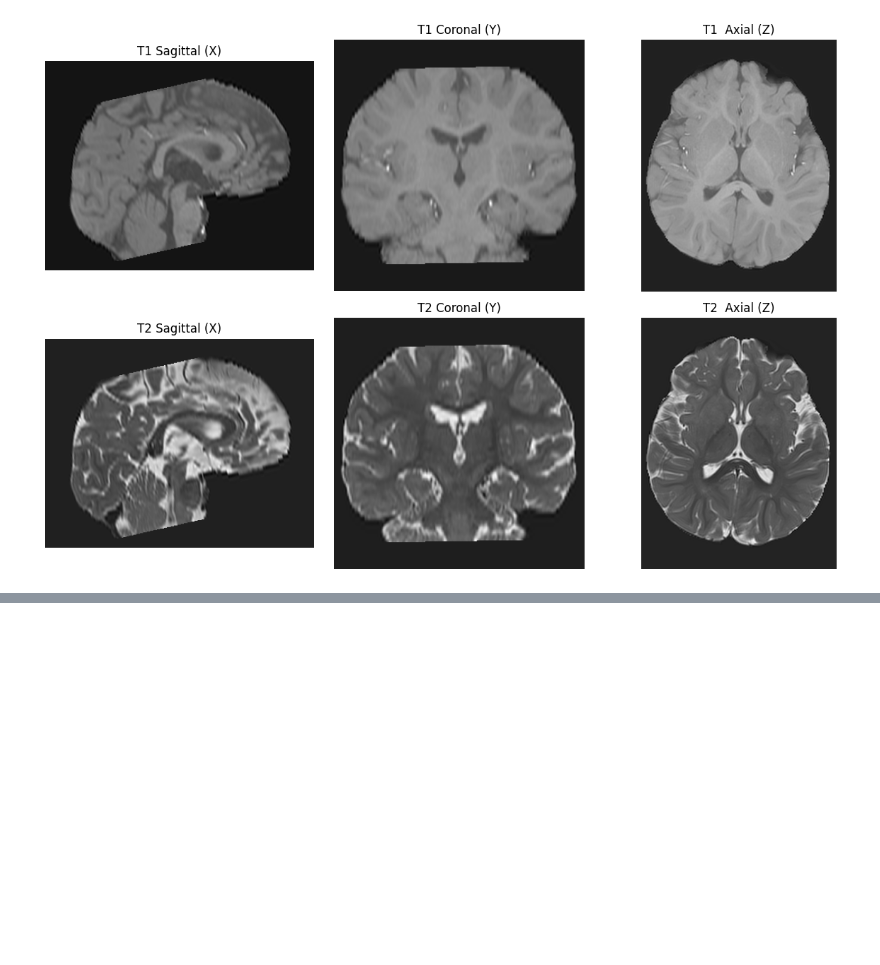
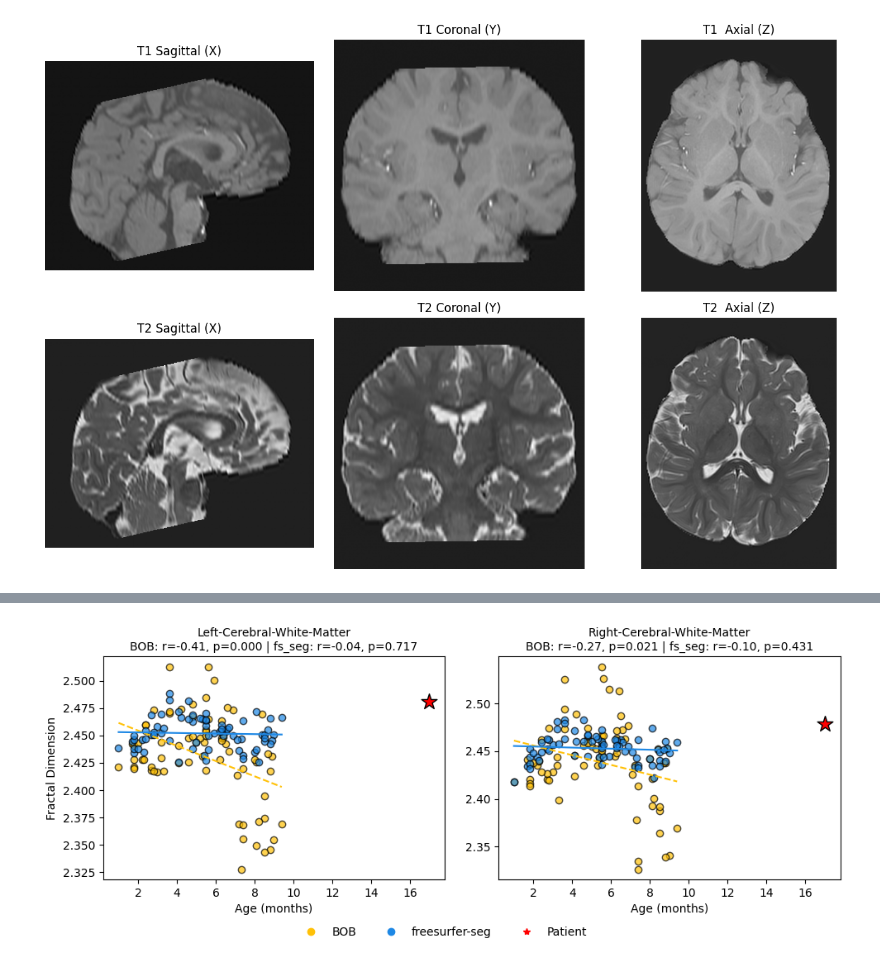
Before and after one commit to toelt-llc/mri_fractal, a Jupyter notebook: data_pipeline/5-Basel_MRI_dataset.ipynb, the cells around one changed output, grey strips where cells are left out. Cells and saved outputs as stored; diff of their text form; code cells hidden in the pictures; blank space fills up the shorter version.

```diff
--- a/data_pipeline/5-Basel_MRI_dataset.ipynb
+++ b/data_pipeline/5-Basel_MRI_dataset.ipynb
@@ -240,0 +468,91 @@ plot_mri_images(resampled_t1_2.get_fdata(), resampled_t2_2.get_fdata())
+# %%
+df_fd_BOB = pd.read_csv('BOB_fd_results.csv')
+df_fd_fs_seg = pd.read_csv('BOB_fd_results_freesurfer-seg.csv')
+
+colors_seg = ['#FFC107', '#1E88E5']
+
+common_names = pd.Series(list(set(df_fd_BOB['name'].unique()) & set(df_fd_fs_seg['name'].unique())))
+df_fd_BOB_common = df_fd_BOB[df_fd_BOB['name'].isin(common_names)]
+df_fd_fs_seg_common = df_fd_fs_seg[df_fd_fs_seg['name'].isin(common_names)]
+
+df_fd_BOB_common = df_fd_BOB_common.rename(columns={'fd': 'fd_BOB'})
+df_fd_fs_seg_common = df_fd_fs_seg_common.rename(columns={'fd': 'fd_fs_seg'})
+
+df_merged = pd.merge(
+    df_fd_BOB_common[['participant_id', 'session_id', 'name', 'fd_BOB','age','sex']],
+    df_fd_fs_seg_common[['participant_id', 'session_id', 'name', 'fd_fs_seg']],
+    on=['participant_id', 'session_id', 'name'],
+    how='inner'
+)
+# %%
+from scipy.stats import pearsonr
+
+base_list = ['Left-Cerebral-White-Matter', 'Right-Cerebral-White-Matter']
+
+patient_fd_dict = {
+    'Left-Cerebral-White-Matter': left_wm_fd[0],
+    'Right-Cerebral-White-Matter': right_wm_fd[0]
+}
+
+n = len(base_list)
+ncols = 2
+nrows = 1
+
+fig, axes = plt.subplots(nrows, ncols,
+                         figsize=(ncols * 5, nrows * 4),
+                         sharex=True)
+axes = axes.flatten()
+
+for idx, base in enumerate(base_list):
+    ax = axes[idx]
+
+    sub = df_merged[df_merged['name'] == base]
+    ages = sub['age'].values
+
+    fds_BOB = sub['fd_BOB'].values
+    fds_fs_seg = sub['fd_fs_seg'].values
+
+    # Scatter plot for controls
+    ax.scatter(ages, fds_BOB, label='BOB', color=colors_seg[0], edgecolor='k', alpha=0.7)
+    ax.scatter(ages, fds_fs_seg, label='fs_seg', color=colors_seg[1], edgecolor='k', alpha=0.7)
+
+    # Regression lines
+    if len(ages) > 1:
+        x_line = np.linspace(ages.min(), ages.max(), 100)
+
+        slope_bob, intercept_bob = np.polyfit(ages, fds_BOB, 1)
+        ax.plot(x_line, slope_bob * x_line + intercept_bob, color=colors_seg[0], linestyle='--')
+
+        slope_fs, intercept_fs = np.polyfit(ages, fds_fs_seg, 1)
+        ax.plot(x_line, slope_fs * x_line + intercept_fs, color=colors_seg[1], linestyle='-')
+
+    # Correlations
+    r_bob, p_bob = pearsonr(ages, fds_BOB)
+    r_fs, p_fs = pearsonr(ages, fds_fs_seg)
+
+    ax.set_title(f"{base}\nBOB: r={r_bob:.2f}, p={p_bob:.3f} | fs_seg: r={r_fs:.2f}, p={p_fs:.3f}", fontsize=10)
+
+    # Overlay patient's FD value
+    patient_fd = patient_fd_dict.get(base)
+    if patient_fd is not None:
+        # Use patient's mean age for alignment or place arbitrarily at mid-point
+        patient_age = 17
+        ax.scatter(patient_age, patient_fd, color='red', edgecolor='k', marker='*', s=200, label='Patient')
+
+    if idx == 0:
+        ax.set_ylabel("Fractal Dimension")
+    ax.set_xlabel("Age (months)")
+
+# Legend
+handles = [
+    plt.Line2D([], [], marker='o', linestyle='None', color=colors_seg[0], label='BOB'),
+    plt.Line2D([], [], marker='o', linestyle='None', color=colors_seg[1], label='freesurfer-seg'),
+    plt.Line2D([], [], marker='*', linestyle='None', color='red', label='Patient')
+]
+fig.legend(handles=handles, loc='lower center', ncol=3, frameon=False)
+
+plt.tight_layout()
+plt.subplots_adjust(bottom=0.2)
+plt.show()
+# %% [output]
+[figure, added]
```
Also changed, not shown: parts of 20 cells of this notebook, 5 other files.
